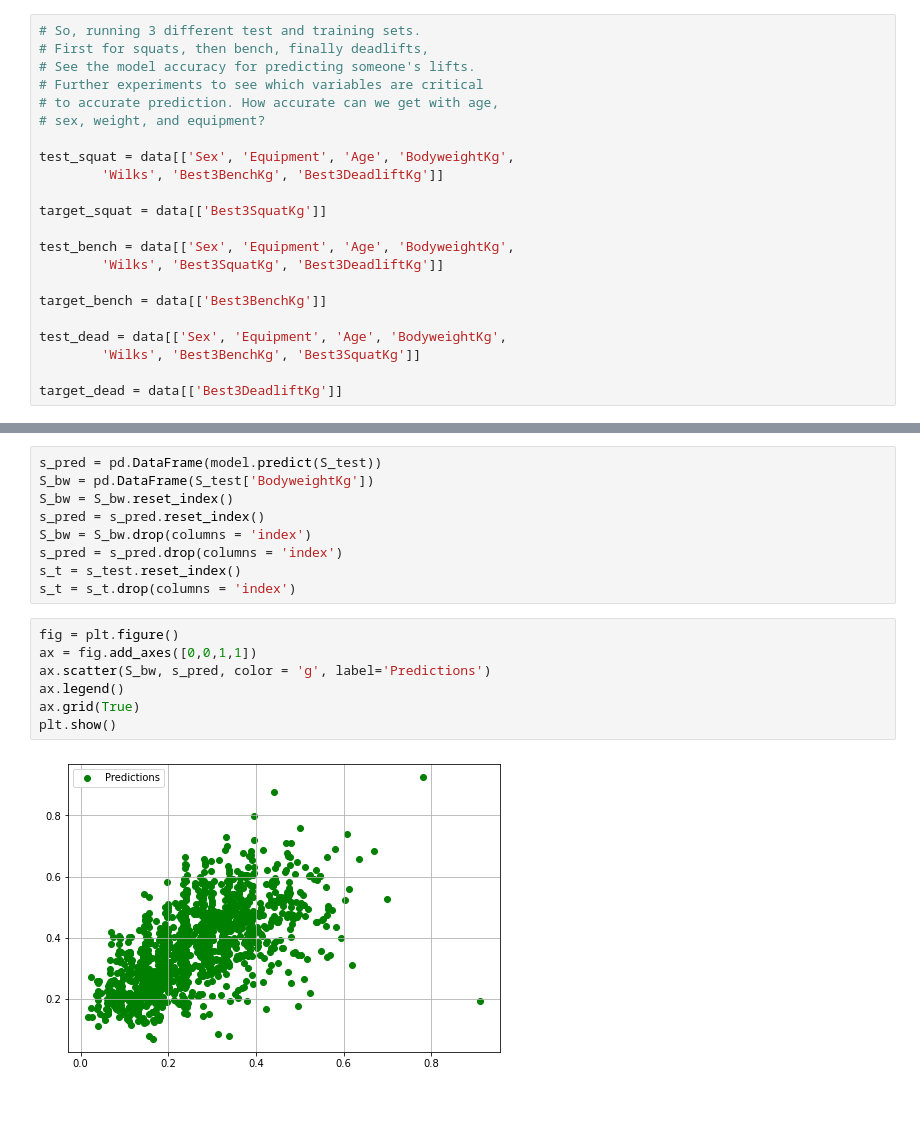
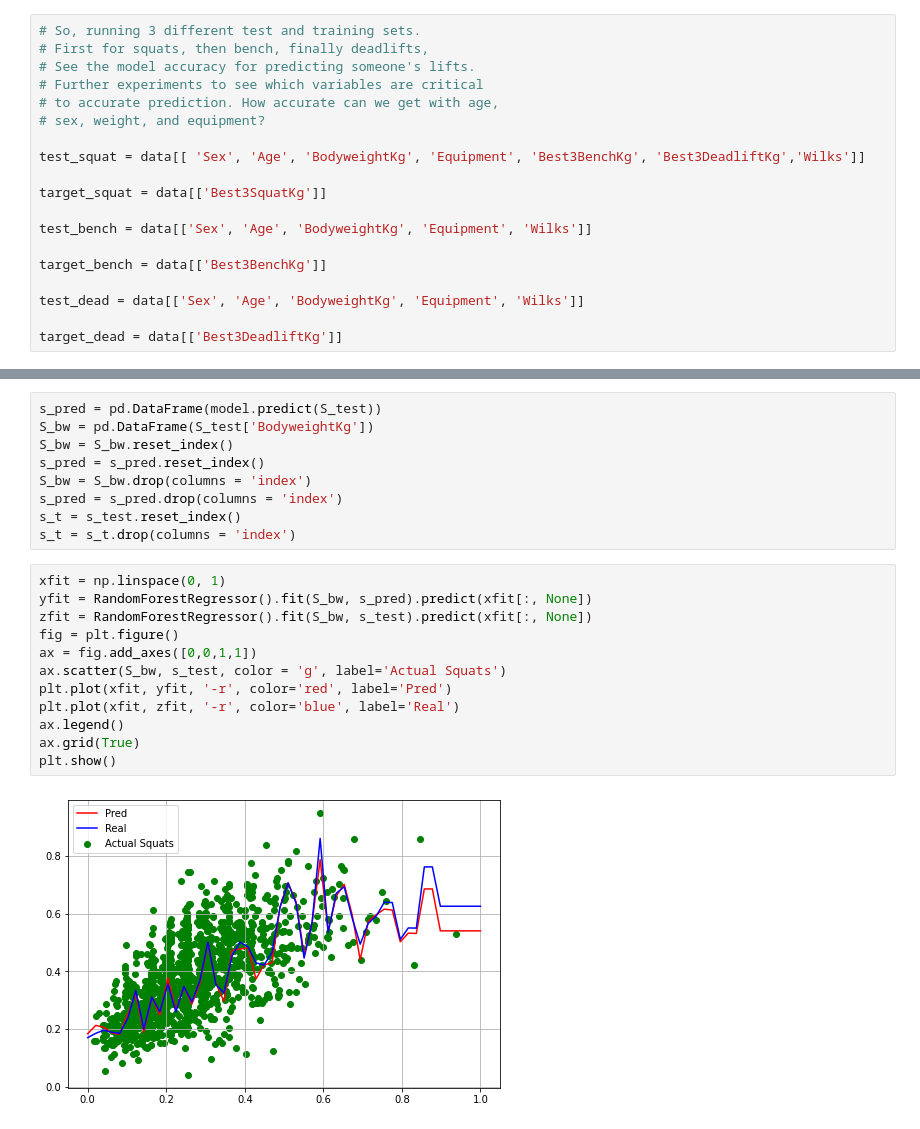
Before and after one commit to SerRichard/powerliftingrepo, a Jupyter notebook: Predicting best lifts [RandomForest].ipynb, the cells around one changed output, grey strips where cells are left out. Saved outputs shown, nothing was run; the diff lists cells and outputs as text.

```diff
--- a/Predicting best lifts [RandomForest].ipynb
+++ b/Predicting best lifts [RandomForest].ipynb
@@ -134,18 +134,15 @@ data[['Sex', 'Equipment', 'Age', 'BodyweightKg',
 # to accurate prediction. How accurate can we get with age,
 # sex, weight, and equipment?
 
-test_squat = data[['Sex', 'Equipment', 'Age', 'BodyweightKg',
-        'Wilks', 'Best3BenchKg', 'Best3DeadliftKg']]
+test_squat = data[[ 'Sex', 'Age', 'BodyweightKg', 'Equipment', 'Best3BenchKg', 'Best3DeadliftKg','Wilks']]
 
 target_squat = data[['Best3SquatKg']]
 
-test_bench = data[['Sex', 'Equipment', 'Age', 'BodyweightKg',
-        'Wilks', 'Best3SquatKg', 'Best3DeadliftKg']]
+test_bench = data[['Sex', 'Age', 'BodyweightKg', 'Equipment', 'Wilks']]
 
 target_bench = data[['Best3BenchKg']]
 
-test_dead = data[['Sex', 'Equipment', 'Age', 'BodyweightKg',
-        'Wilks', 'Best3BenchKg', 'Best3SquatKg']]
+test_dead = data[['Sex', 'Age', 'BodyweightKg', 'Equipment', 'Wilks']]
 
 target_dead = data[['Best3DeadliftKg']]
 # %%
@@ -218,11 +221,16 @@ s_pred = s_pred.drop(columns = 'index')
 s_t = s_test.reset_index()
 s_t = s_t.drop(columns = 'index')
 # %%
+xfit = np.linspace(0, 1)
+yfit = RandomForestRegressor().fit(S_bw, s_pred).predict(xfit[:, None])
+zfit = RandomForestRegressor().fit(S_bw, s_test).predict(xfit[:, None])
 fig = plt.figure()
 ax = fig.add_axes([0,0,1,1])
-ax.scatter(S_bw, s_pred, color = 'g', label='Predictions')
+ax.scatter(S_bw, s_test, color = 'g', label='Actual Squats')
+plt.plot(xfit, yfit, '-r', color='red', label='Pred')
+plt.plot(xfit, zfit, '-r', color='blue', label='Real')
 ax.legend()
 ax.grid(True)
 plt.show()
 # %% [output]
-[figure, old version]
+[figure, new version]
```
Also changed, not shown: parts of 15 cells of this notebook, 1 other file.
